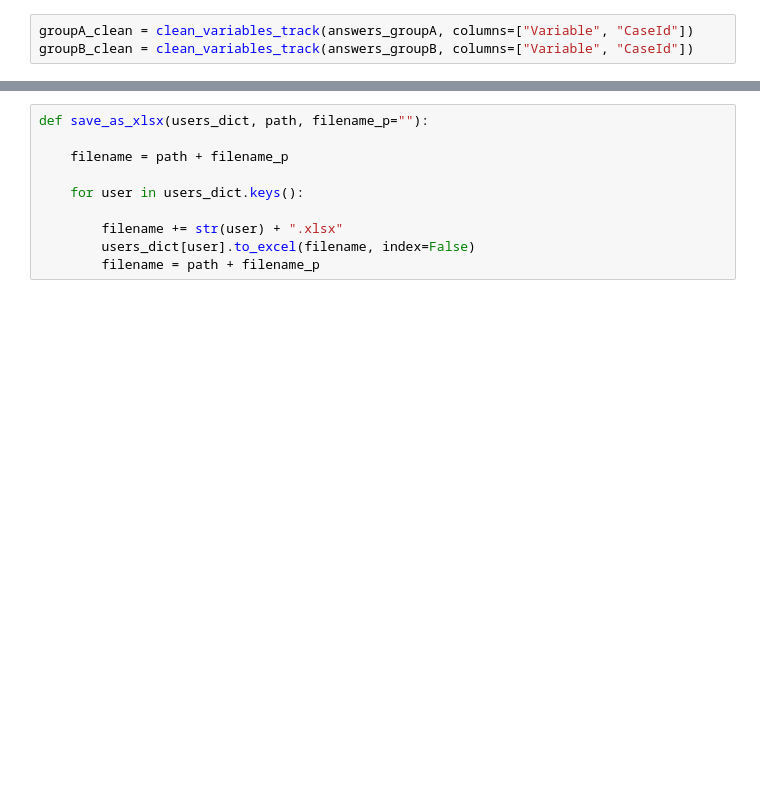
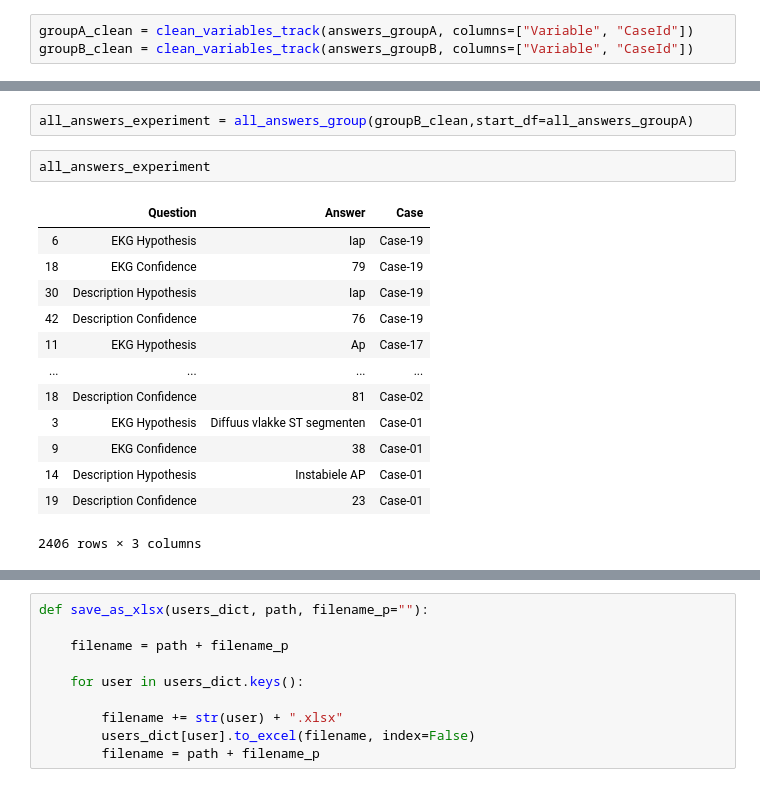
Before and after one commit to harena-lab/harena-analytics, a Jupyter notebook: resources/nl-experiment1/t-student_analysis.ipynb, the cells around one changed output, grey strips where cells are left out. Drawn from its saved outputs; the diff is of its cells as text; blank space fills up the shorter version.

```diff
--- a/resources/nl-experiment1/t-student_analysis.ipynb
+++ b/resources/nl-experiment1/t-student_analysis.ipynb
@@ -187,0 +239,18 @@ groupB_clean[86]
+# %%
+all_answers_experiment = all_answers_group(groupB_clean,start_df=all_answers_groupA)
+# %%
+all_answers_experiment
+# %% [output]
+|  | Question | Answer | Case |
+| 6 | EKG Hypothesis | Iap | Case-19 |
+| 18 | EKG Confidence | 79 | Case-19 |
+| 30 | Description Hypothesis | Iap | Case-19 |
+| 42 | Description Confidence | 76 | Case-19 |
+| 11 | EKG Hypothesis | Ap | Case-17 |
+| ... | ... | ... | ... |
+| 18 | Description Confidence | 81 | Case-02 |
+| 3 | EKG Hypothesis | Diffuus vlakke ST segmenten | Case-01 |
+| 9 | EKG Confidence | 38 | Case-01 |
+| 14 | Description Hypothesis | Instabiele AP | Case-01 |
+| 19 | Description Confidence | 23 | Case-01 |
+2406 rows × 3 columns
```
Also changed, not shown: parts of 37 cells of this notebook.
